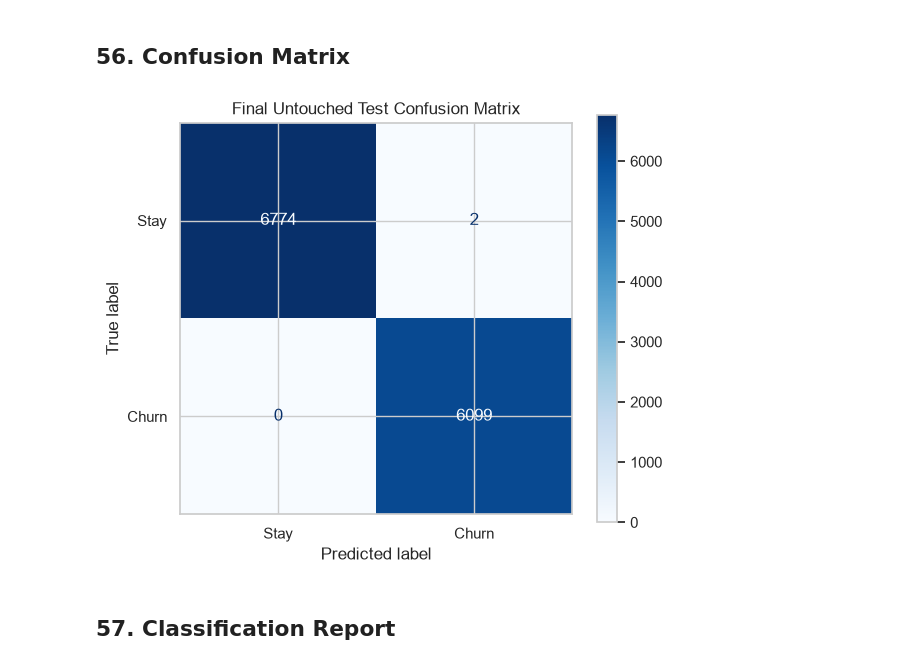
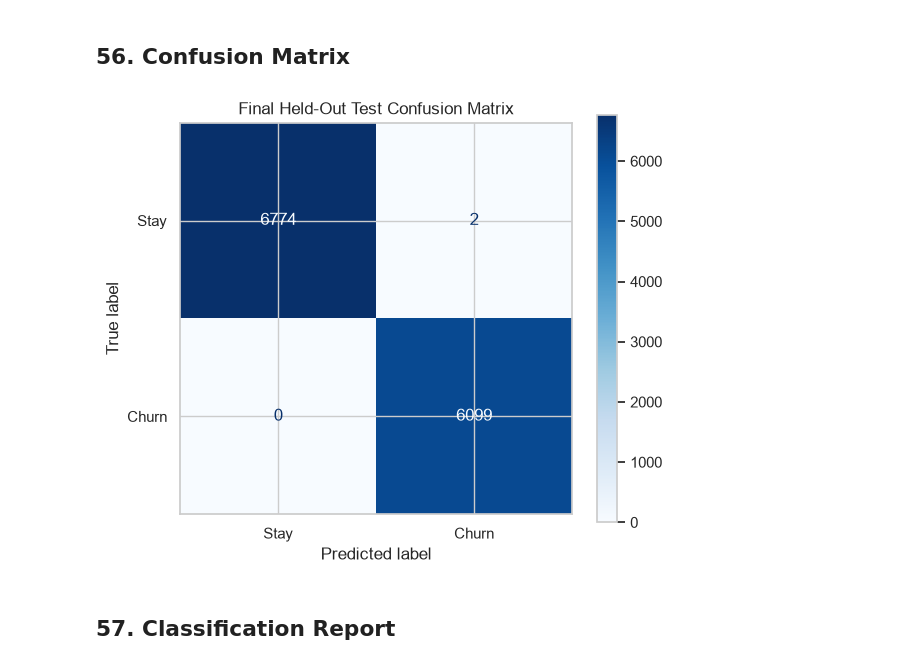
Before and after one commit to Pritishtalwar/Customer-Churn-Prediction-Advanced, a Jupyter notebook: notebooks/churn_analysis.ipynb, the cells around one changed output. Cells and saved outputs as stored; diff of their text form; code cells hidden in the pictures.

```diff
--- a/notebooks/churn_analysis.ipynb
+++ b/notebooks/churn_analysis.ipynb
@@ -805,17 +821,17 @@ Predicted stay count: 6774
 # %%
 fig, ax = plt.subplots(figsize=(6, 5))
 ConfusionMatrixDisplay.from_predictions(
     y_test,
     prediction,
     display_labels=["Stay", "Churn"],
     cmap="Blues",
     ax=ax,
 )
-ax.set_title("Final Untouched Test Confusion Matrix")
+ax.set_title("Final Held-Out Test Confusion Matrix")
 plt.tight_layout()
 plt.show()
 # %% [output]
-[figure, old version]
+[figure, new version]
 # %% [markdown]
 ## 57. Classification Report
 # %%
```
Also changed, not shown: parts of 20 cells of this notebook, 10 other files.
